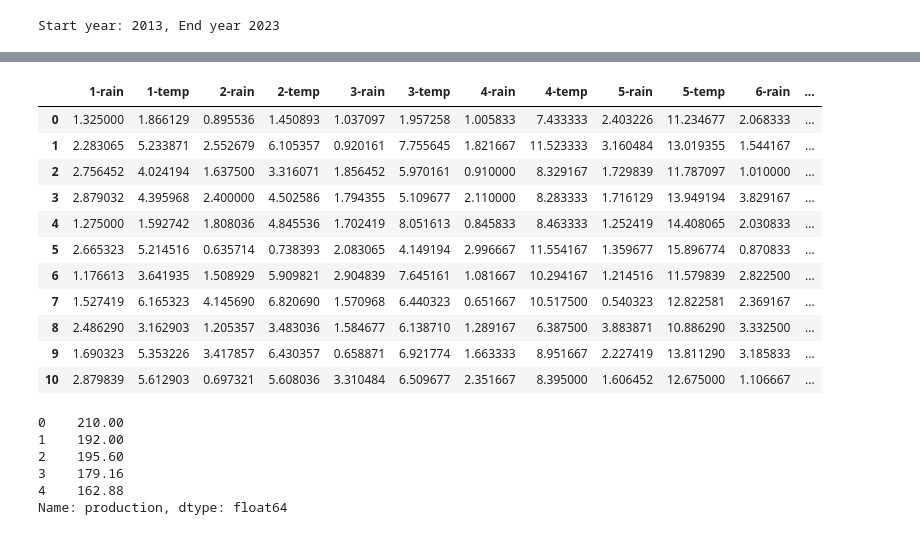
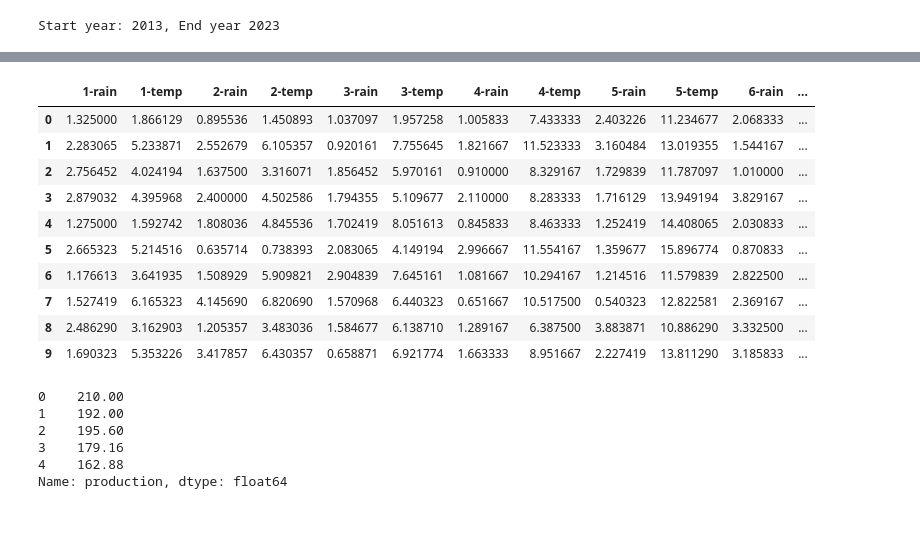
Before and after one commit to frisostolk/DDS-2023, a Jupyter notebook: notebook/combined_notebook.ipynb, the cells around one changed output, grey strips where cells are left out. Saved outputs shown, nothing was run; the diff lists cells and outputs as text; code cells hidden in the pictures.

```diff
--- a/notebook/combined_notebook.ipynb
+++ b/notebook/combined_notebook.ipynb
@@ -429,7 +430,8 @@ country = "Netherlands"
 prod_by_country = prod_table[prod_table['Country'] == 'Netherlands']
 
 #Filter production data to only contain dairy production
-prod_by_country = prod_by_country[prod_by_country['Type'] == "Cereals"]
+prod_by_country = prod_by_country[prod_by_country['Type'] == "Dairy"]
+# if (country.length())
 
 prod_by_country.head(20)
 # %% [output]
@@ -474,37 +475,40 @@ import numpy as np
 
 reg_data = pd.DataFrame()
 
-for i in range(start_year, end_year +1):
+for i in range(start_year, end_year):
   yearly_weather = sorted_weather[sorted_weather["date"].dt.year == i]
   data_for_year = pd.DataFrame()
   for k in range(1, month):
     # print(f"{i}-{k}")
     monthly_weather = yearly_weather[yearly_weather["date"].dt.month == k]
     avg_rain = monthly_weather["rain"].mean()
     avg_temp = monthly_weather["temp_mean"].mean()
     data_for_year[f"{k}-rain"] = [avg_rain] #This shows NaN
 
     data_for_year[f"{k}-temp"] = [avg_temp]
   prod = prod_by_country[prod_by_country["Year"] == str(i)]
+  try:
+    data_for_year["production"] = prod["Value"].values
+  except:
+    data_for_year["production"] = float("NaN")
 
-  data_for_year["production"] = prod["Value"].values
+
   data_for_year["year"] = i
   reg_data = pd.concat([reg_data, pd.DataFrame([data_for_year][0])], ignore_index=True)
 
 reg_data.head(20)
 # %% [output]
 |  | 1-rain | 1-temp | 2-rain | 2-temp | 3-rain | 3-temp | 4-rain | 4-temp | 5-rain | 5-temp | 6-rain | ... |
 | 0 | 1.325000 | 1.866129 | 0.895536 | 1.450893 | 1.037097 | 1.957258 | 1.005833 | 7.433333 | 2.403226 | 11.234677 | 2.068333 | ... |
 | 1 | 2.283065 | 5.233871 | 2.552679 | 6.105357 | 0.920161 | 7.755645 | 1.821667 | 11.523333 | 3.160484 | 13.019355 | 1.544167 | ... |
 | 2 | 2.756452 | 4.024194 | 1.637500 | 3.316071 | 1.856452 | 5.970161 | 0.910000 | 8.329167 | 1.729839 | 11.787097 | 1.010000 | ... |
 | 3 | 2.879032 | 4.395968 | 2.400000 | 4.502586 | 1.794355 | 5.109677 | 2.110000 | 8.283333 | 1.716129 | 13.949194 | 3.829167 | ... |
 | 4 | 1.275000 | 1.592742 | 1.808036 | 4.845536 | 1.702419 | 8.051613 | 0.845833 | 8.463333 | 1.252419 | 14.408065 | 2.030833 | ... |
 | 5 | 2.665323 | 5.214516 | 0.635714 | 0.738393 | 2.083065 | 4.149194 | 2.996667 | 11.554167 | 1.359677 | 15.896774 | 0.870833 | ... |
 | 6 | 1.176613 | 3.641935 | 1.508929 | 5.909821 | 2.904839 | 7.645161 | 1.081667 | 10.294167 | 1.214516 | 11.579839 | 2.822500 | ... |
 | 7 | 1.527419 | 6.165323 | 4.145690 | 6.820690 | 1.570968 | 6.440323 | 0.651667 | 10.517500 | 0.540323 | 12.822581 | 2.369167 | ... |
 | 8 | 2.486290 | 3.162903 | 1.205357 | 3.483036 | 1.584677 | 6.138710 | 1.289167 | 6.387500 | 3.883871 | 10.886290 | 3.332500 | ... |
 | 9 | 1.690323 | 5.353226 | 3.417857 | 6.430357 | 0.658871 | 6.921774 | 1.663333 | 8.951667 | 2.227419 | 13.811290 | 3.185833 | ... |
-| 10 | 2.879839 | 5.612903 | 0.697321 | 5.608036 | 3.310484 | 6.509677 | 2.351667 | 8.395000 | 1.606452 | 12.675000 | 1.106667 | ... |
 # %%
 from sklearn.linear_model import LinearRegression
 
```
Also changed, not shown: parts of 3 cells of this notebook, 2 other files.
